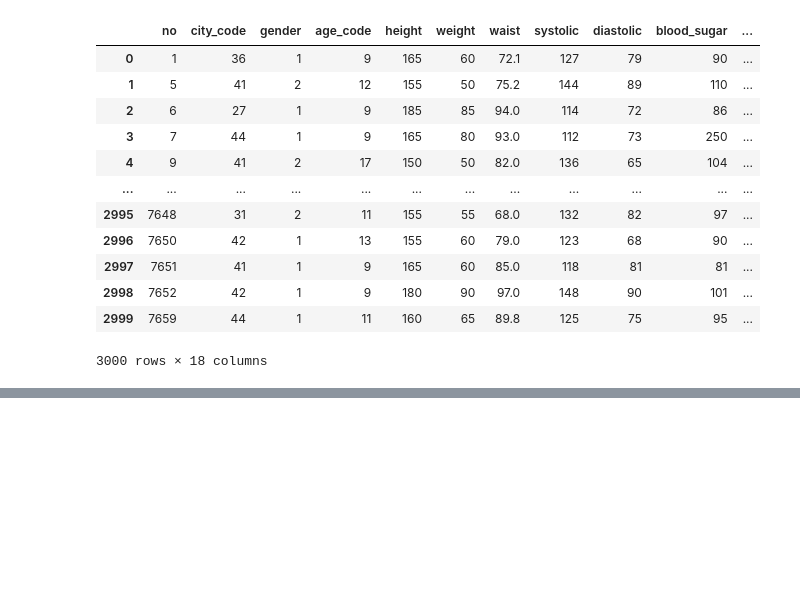
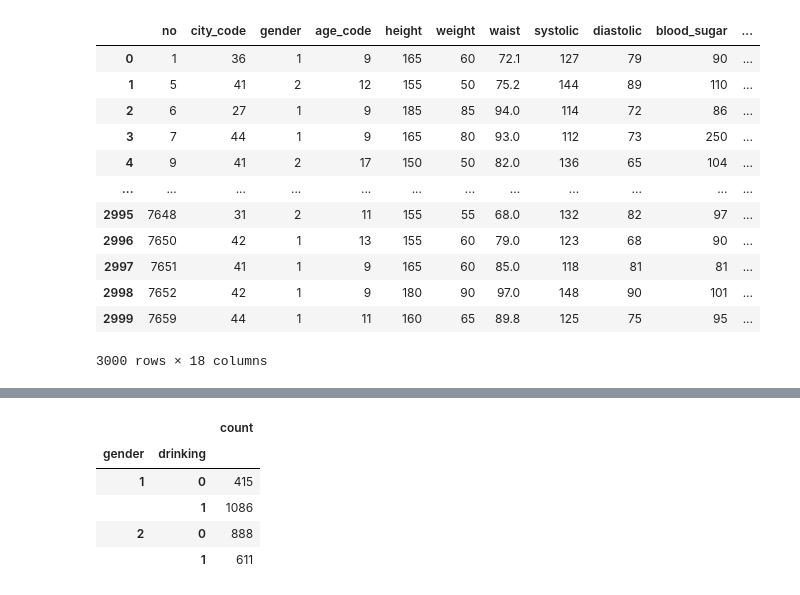
Before and after one commit to kimtaeyoon20031220/machine-learning-gcu, a Jupyter notebook: 예제/random.ipynb, the cells around one changed output, grey strips where cells are left out. Cells and saved outputs as stored; diff of their text form; code cells hidden in the pictures; blank space fills up the shorter version.

```diff
--- a/예제/random.ipynb
+++ b/예제/random.ipynb
@@ -39,0 +65,9 @@ sns.violinplot(x="height", y="weight", hue="gender",data=df, palette="muted")
+# %%
+drinking.to_frame(name='count')
+# %% [output]
+|  |  | count |
+| gender | drinking |  |
+| 1 | 0 | 415 |
+|  | 1 | 1086 |
+| 2 | 0 | 888 |
+|  | 1 | 611 |
```
Also changed, not shown: parts of 4 cells of this notebook, 17 other files.
